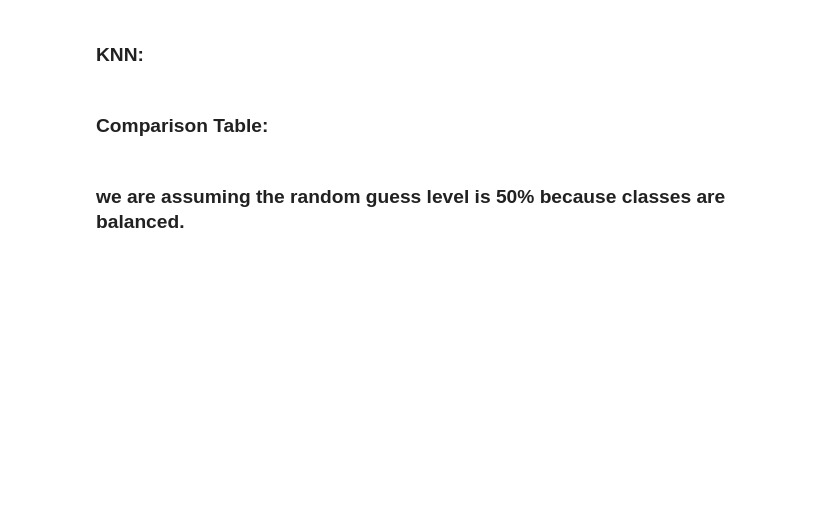
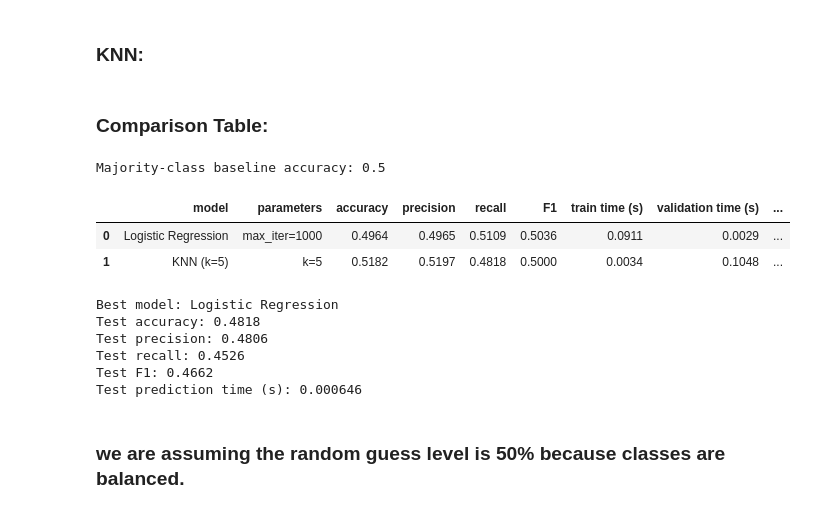
Before and after one commit to crovillo/DS3000-AI-vs-Human-Detection-, a Jupyter notebook: DS3000_AIvsHumanDetection_Group13.ipynb, the cells around one changed output. Saved outputs shown, nothing was run; the diff lists cells and outputs as text; code cells hidden in the pictures; blank space fills up the shorter version.

```diff
--- a/DS3000_AIvsHumanDetection_Group13.ipynb
+++ b/DS3000_AIvsHumanDetection_Group13.ipynb
@@ -288,5 +289,76 @@ t_pred = time.time() - start
 score("KNN (k=5)", pred, t_train, t_pred)
 # %% [markdown]
 ### Comparison Table:
+# %%
+from sklearn.dummy import DummyClassifier
+
+# Simple reference baseline: always predicts the most common class
+dummy = DummyClassifier(strategy="most_frequent")
+dummy.fit(X_train_s, y_train)
+
+dummy_pred = dummy.predict(X_val_s)
+baseline_acc = accuracy_score(y_val, dummy_pred)
+
+parameters = {
+    "Logistic Regression": "max_iter=1000",
+    "KNN (k=5)": "k=5"
+}
+
+comparison = pd.DataFrame(results)
+comparison["parameters"] = comparison["model"].map(parameters)
+comparison["baseline improvement (pp)"] = (
+    comparison["accuracy"] - baseline_acc
+) * 100
+comparison = comparison.rename(
+    columns={"predict time (s)": "validation time (s)"}
+)
+
+comparison = comparison[[
+    "model",
+    "parameters",
+    "accuracy",
+    "precision",
+    "recall",
+    "F1",
+    "train time (s)",
+    "validation time (s)",
+    "baseline improvement (pp)"
+]]
+
+print("Majority-class baseline accuracy:", round(baseline_acc, 4))
+display(comparison.round(4))
+
+# Select the model with the best validation F1 score
+best_name = comparison.loc[comparison["F1"].idxmax(), "model"]
+
+models = {
+    "Logistic Regression": logreg,
+    "KNN (k=5)": knn
+}
+
+best_model = models[best_name]
+
+# Evaluate the selected model on the untouched test set
+start = time.perf_counter()
+test_pred = best_model.predict(X_test_s)
+test_time = time.perf_counter() - start
+
+print("Best model:", best_name)
+print("Test accuracy:", round(accuracy_score(y_test, test_pred), 4))
+print("Test precision:", round(precision_score(y_test, test_pred, zero_division=0), 4))
+print("Test recall:", round(recall_score(y_test, test_pred, zero_division=0), 4))
+print("Test F1:", round(f1_score(y_test, test_pred, zero_division=0), 4))
+print("Test prediction time (s):", round(test_time, 6))
+# %% [output]
+Majority-class baseline accuracy: 0.5
+|  | model | parameters | accuracy | precision | recall | F1 | train time (s) | validation time (s) | ... |
+| 0 | Logistic Regression | max_iter=1000 | 0.4964 | 0.4965 | 0.5109 | 0.5036 | 0.0911 | 0.0029 | ... |
+| 1 | KNN (k=5) | k=5 | 0.5182 | 0.5197 | 0.4818 | 0.5000 | 0.0034 | 0.1048 | ... |
+Best model: Logistic Regression
+Test accuracy: 0.4818
+Test precision: 0.4806
+Test recall: 0.4526
+Test F1: 0.4662
+Test prediction time (s): 0.000646
 # %% [markdown]
 ### we are assuming the random guess level is 50% because classes are balanced. ###
```
Also changed, not shown: parts of 1 cell of this notebook.
